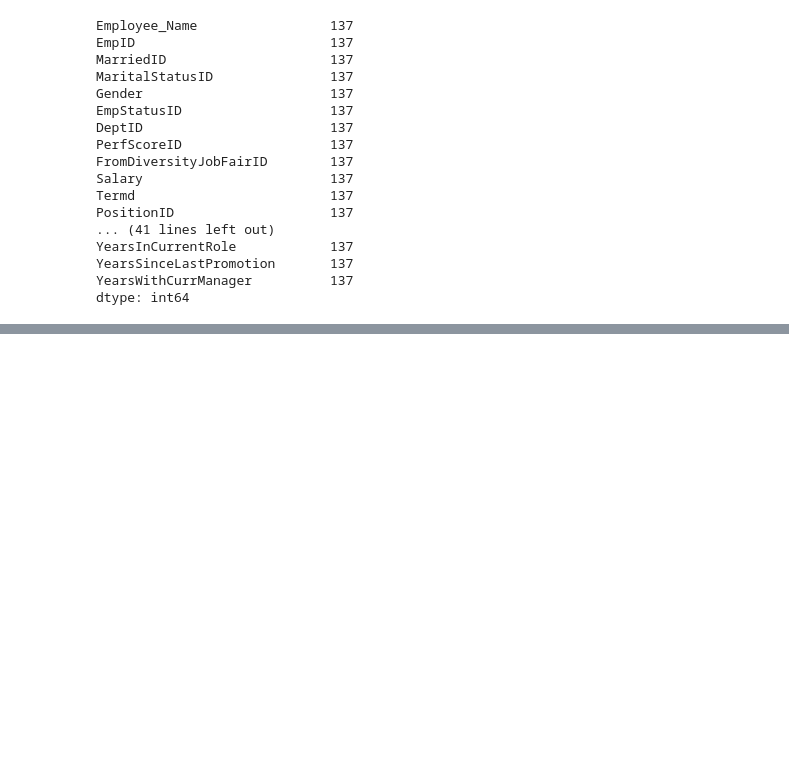
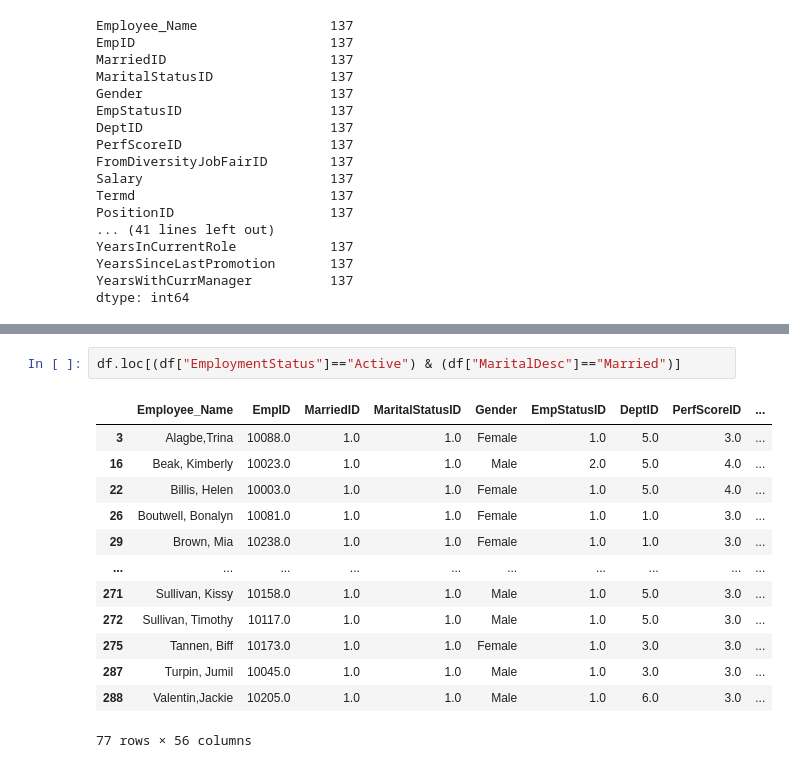
Before and after one commit to JeswinThomasAJ/Business-Analytics-with-Python, a Jupyter notebook: HR_Analytics.ipynb, the cells around one changed output, grey strips where cells are left out. Cells and saved outputs as stored; diff of their text form; blank space fills up the shorter version.

```diff
--- a/HR_Analytics.ipynb
+++ b/HR_Analytics.ipynb
@@ -60,0 +117,16 @@ dtype: int64
+# %%
+df.loc[(df["EmploymentStatus"]=="Active") & (df["MaritalDesc"]=="Married")]
+# %% [output]
+|  | Employee_Name | EmpID | MarriedID | MaritalStatusID | Gender | EmpStatusID | DeptID | PerfScoreID | ... |
+| 3 | Alagbe,Trina | 10088.0 | 1.0 | 1.0 | Female | 1.0 | 5.0 | 3.0 | ... |
+| 16 | Beak, Kimberly | 10023.0 | 1.0 | 1.0 | Male | 2.0 | 5.0 | 4.0 | ... |
+| 22 | Billis, Helen | 10003.0 | 1.0 | 1.0 | Female | 1.0 | 5.0 | 4.0 | ... |
+| 26 | Boutwell, Bonalyn | 10081.0 | 1.0 | 1.0 | Female | 1.0 | 1.0 | 3.0 | ... |
+| 29 | Brown, Mia | 10238.0 | 1.0 | 1.0 | Female | 1.0 | 1.0 | 3.0 | ... |
+| ... | ... | ... | ... | ... | ... | ... | ... | ... | ... |
+| 271 | Sullivan, Kissy | 10158.0 | 1.0 | 1.0 | Male | 1.0 | 5.0 | 3.0 | ... |
+| 272 | Sullivan, Timothy | 10117.0 | 1.0 | 1.0 | Male | 1.0 | 5.0 | 3.0 | ... |
+| 275 | Tannen, Biff | 10173.0 | 1.0 | 1.0 | Female | 1.0 | 3.0 | 3.0 | ... |
+| 287 | Turpin, Jumil | 10045.0 | 1.0 | 1.0 | Male | 1.0 | 3.0 | 3.0 | ... |
+| 288 | Valentin,Jackie | 10205.0 | 1.0 | 1.0 | Male | 1.0 | 6.0 | 3.0 | ... |
+77 rows × 56 columns
```
Also changed, not shown: parts of 15 cells of this notebook.
